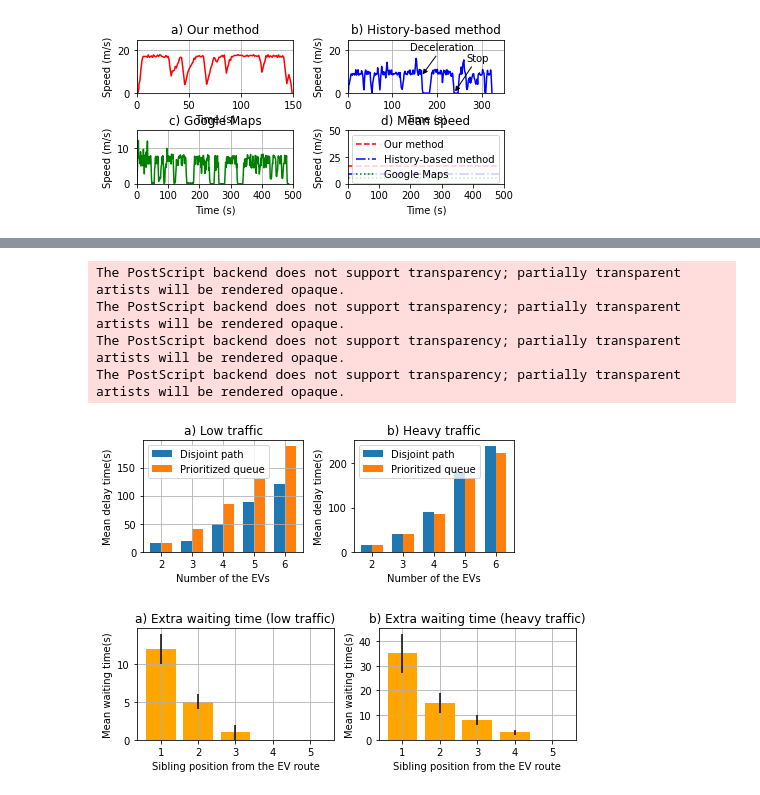
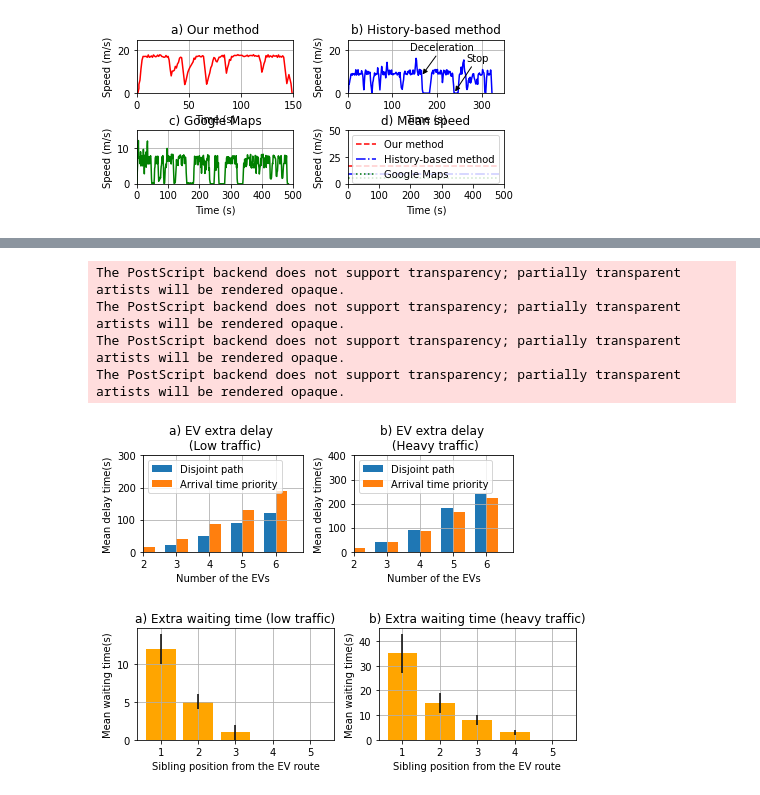
Before and after one commit to tuonglinhhm/EVPathPlanning, a Jupyter notebook: Draw.ipynb, the cells around one changed output, grey strips where cells are left out. Cells and saved outputs as stored; diff of their text form; code cells hidden in the pictures.

```diff
--- a/Draw.ipynb
+++ b/Draw.ipynb
@@ -157,7 +157,7 @@ from matplotlib.ticker import NullFormatter  # useful for `logit` scale
 # make up some data in the interval ]0, 1[
 
 # plot with various axes scales
-plt.rcParams["figure.figsize"] = (6,5)
+plt.rcParams["figure.figsize"] = (7,5)
 
 plt.figure()
 
@@ -170,10 +170,10 @@ line1 = [ 0.954852, 0.974151, 0.994624, 0.999549, 1, 1, 1, 1, 1, 1]
 line2 = [ 0.949913, 0.964573, 0.989485, 0.999017, 1, 1, 1, 1, 1, 1]
 plt.plot(threshold, line1, color='blue', dashes=[6, 2], marker = '+')
 plt.plot(threshold, line2, color='red', marker = 'o')
-plt.legend((r'No disjoint search', r'Disjoint search'),loc='lower right')
+plt.legend((r'N-shortest search', r'N-disjoint shortest search'),loc='lower right')
 plt.xlabel(r'$N$')
-plt.ylabel('Probability \n(found the best path)')
-plt.title('a) The influence of $N$ \n(low traffic)')
+plt.ylabel('Probability')
+plt.title('a) Search performance \n(low traffic)')
 plt.grid(True)
 
 # symmetric log
@@ -184,10 +184,10 @@ line1 = [ 0.924624, 0.944112, 0.96753, 0.997123, 1, 1, 1, 1, 1, 1]
 line2 = [ 0.929951, 0.954322, 0.979687, 0.998001, 1, 1, 1, 1, 1, 1]
 plt.plot(threshold, line1, color='blue', dashes=[6, 2], marker = '+')
 plt.plot(threshold, line2, color='red', marker = 'o')
-plt.legend((r'No disjoint search', r'Disjoint search'),loc='lower right')
+plt.legend((r'N-shortest search', r'N-disjoint shortest search'),loc='lower right')
 plt.xlabel(r'$N$')
-plt.ylabel('Probability \n(found the best path)')
-plt.title('b) The influence of $N$ \n(heavy traffic)')
+plt.ylabel('Probability')
+plt.title('b) Search performance \n(heavy traffic)')
 plt.grid(True)
 
 # symmetric log
@@ -199,10 +199,10 @@ line2 = [ 1.8, 3.9, 6.8, 12.2, 18.9, 23.7, 29.34, 33.40, 35.6, 38.1]
 plt.plot(threshold, line1, color='green', dashes=[6, 2], marker = '+')
 plt.plot(threshold, line2, color='magenta', marker = 'o')
 plt.axis([1, 100, 0, 40])
-plt.legend((r'No disjoint search', r'Disjoint search'),loc='lower right')
+plt.legend((r'N-shortest search', r'N-disjoint shortest search'),loc='lower right')
 plt.xlabel(r'$N$')
 plt.ylabel('Computation time(ms)')
-plt.title('c) The influence of $N$ \n(low traffic)')
+plt.title('c) System ability \n(low traffic)')
 plt.grid(True)
 
 # symmetric log
@@ -214,10 +214,10 @@ line2 = [ 1.8, 3.9, 6.9, 15.5, 25.3, 34.2, 73.5, 101.2, 155.1, 284.5]
 plt.plot(threshold, line1, color='green', dashes=[6, 2], marker = '+')
 plt.plot(threshold, line2, color='magenta', marker = 'o')
 plt.axis([1, 100, 0, 300])
-plt.legend((r'No disjoint search', r'Disjoint search'),loc='upper left')
+plt.legend((r'N-shortest search', r'N-disjoint shortest search'),loc='upper left')
 plt.xlabel(r'$N$')
 plt.ylabel('Computation time(ms)')
-plt.title('d) The influence of $N$ \n(heavy traffic)')
+plt.title('d) System ability \n(heavy traffic)')
 plt.grid(True)
 
 plt.subplots_adjust(top=0.9, bottom=0.1, left=0.10, right=0.95, hspace=0.7,
@@ -252,44 +252,46 @@ extra_time1 = [15, 20, 49, 89, 121]
 extra_time2 = [15, 40, 85, 130, 189]
 plt.bar(ind, extra_time1, width, label='Disjoint path')
 plt.bar(ind + width, extra_time2, width,
-    label='Prioritized queue')
-
+    label='Arrival time priority')
+plt.axis([1, 5, 0, 300])
 plt.xticks(ind + width / 2, ('2', '3', '4', '5', '6'))
 plt.xlabel('Number of the EVs')
 plt.ylabel('Mean delay time(s)')
-plt.title('a) Low traffic')
-plt.legend(loc='best')
+plt.title('a) EV extra delay \n (Low traffic)')
+plt.legend(loc='upper left')
 plt.grid(True)
 
 plt.subplot(122)
 
 N=5
 ind = np.arange(N)
 width = 0.35
 extra_time1 = [15, 40, 89, 180, 240]
 extra_time2 = [16, 41, 86, 167, 223]
 plt.bar(ind, extra_time1, width, label='Disjoint path')
 plt.bar(ind + width, extra_time2, width,
-    label='Prioritized queue')
-
+    label='Arrival time priority')
+plt.axis([1, 5, 0, 400])
 plt.xticks(ind + width / 2, ('2', '3', '4', '5', '6'))
 plt.xlabel('Number of the EVs')
 plt.ylabel('Mean delay time(s)')
-plt.title('b) Heavy traffic')
-plt.legend(loc='best')
+plt.title('b) EV extra delay \n (Heavy traffic)')
+plt.legend(loc='upper left')
+plt.grid(True)
+
 
 plt.subplots_adjust(top=0.9, bottom=0.1, left=0.10, right=0.95, hspace=0.7,
                     wspace=0.35)
 plt.tight_layout()
 plt.savefig("result_multiple_EVs.pdf")
 plt.savefig("result_multiple_EVs.eps", format="eps")
 plt.show()
 # %% [output]
 The PostScript backend does not support transparency; partially transparent artists will be rendered opaque.
 The PostScript backend does not support transparency; partially transparent artists will be rendered opaque.
 The PostScript backend does not support transparency; partially transparent artists will be rendered opaque.
 The PostScript backend does not support transparency; partially transparent artists will be rendered opaque.
-[figure, old version]
+[figure, new version]
 # %%
 import matplotlib.pyplot as plt
 import statistics
```
Also changed, not shown: parts of 3 cells of this notebook.
